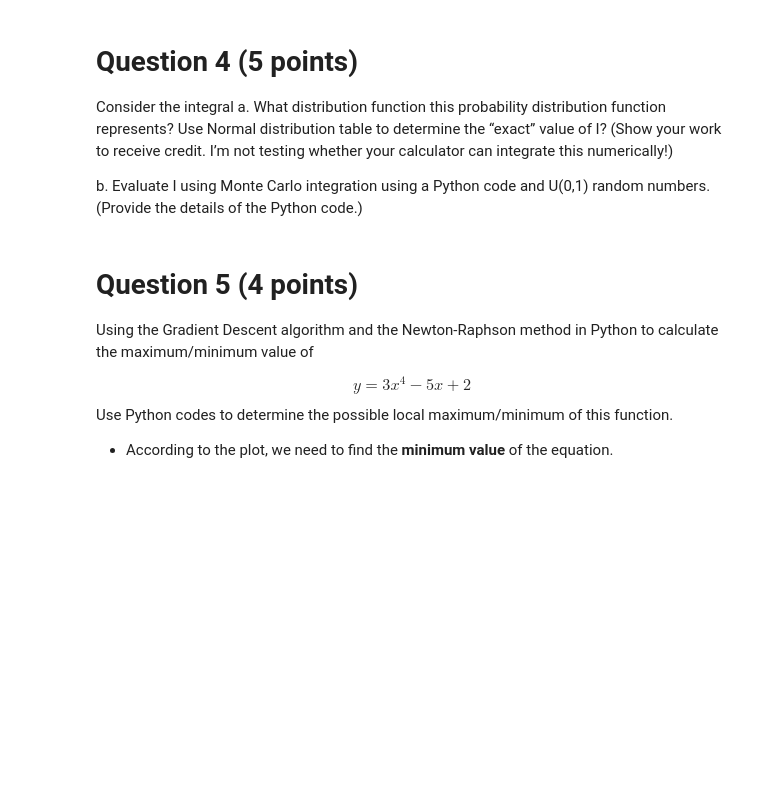
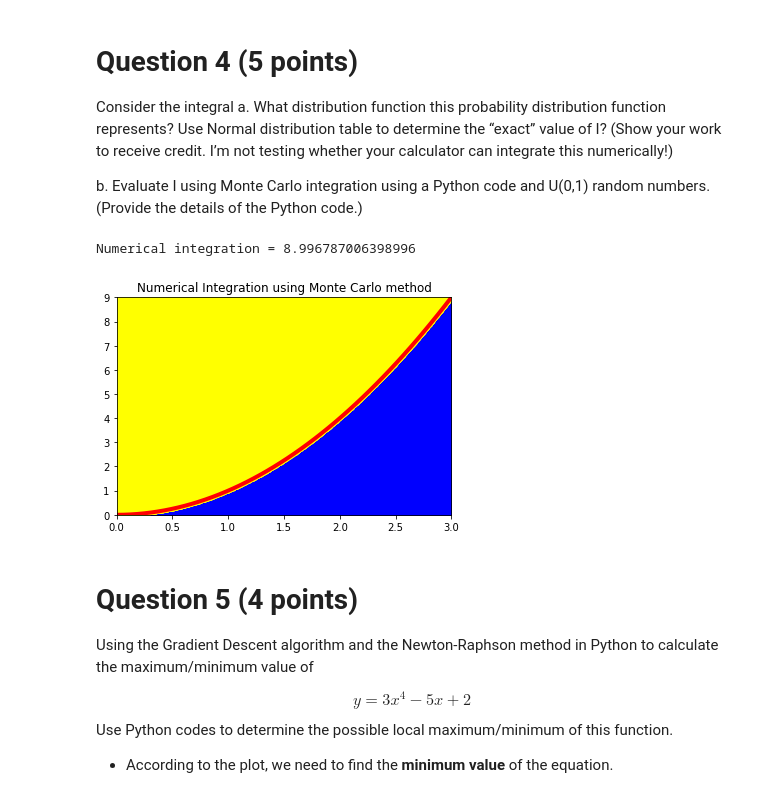
Before and after one commit to twyunting/CSC-632_Intro-to-Simulation-and-Modeling, a Jupyter notebook: exam/Chiu_Exam 1.ipynb, the cells around one changed output. Cells and saved outputs as stored; diff of their text form; code cells hidden in the pictures; blank space fills up the shorter version.

```diff
--- a/exam/Chiu_Exam 1.ipynb
+++ b/exam/Chiu_Exam 1.ipynb
@@ -187,6 +187,60 @@ Consider the integral
 a. What distribution function this probability distribution function represents? Use Normal distribution table to determine the “exact” value of I? (Show your work to receive credit. I’m not testing whether your calculator can integrate this numerically!)
 
 b. Evaluate I using Monte Carlo integration using a Python code and U(0,1) random numbers. (Provide the details of the Python code.)
+# %%
+import random
+import numpy as np
+import matplotlib.pyplot as plt
+
+seed(2)
+f = lambda x: x**2
+a = 0.0
+
+b = 3.0
+NumSteps = 1000000
+XIntegral=[]
+YIntegral=[]
+XRectangle=[]
+YRectangle=[]
+
+ymin = f(a)
+ymax = ymin
+for i in range(NumSteps):
+    x = a + (b - a) * float(i) / NumSteps
+    y = f(x)
+    if y < ymin: ymin = y
+    if y > ymax: ymax = y
+
+A = (b - a) * (ymax - ymin)
+N = 1000000
+M = 0
+for k in range(N):
+    x = a + (b - a) * random.random()
+    y = ymin + (ymax - ymin) * random.random()
+    if y <= f(x):
+            M += 1
+            XIntegral.append(x)
+            YIntegral.append(y)
+    else:
+            XRectangle.append(x)
+            YRectangle.append(y)
+NumericalIntegral = M / N * A
+print ("Numerical integration = " + str(NumericalIntegral))
+
+XLin=np.linspace(a,b)
+YLin=[]
+for x in XLin:
+    YLin.append(f(x))
+
+plt.axis   ([0, b, 0, f(b)])
+plt.plot   (XLin,YLin, color="red" , linewidth="4")
+plt.scatter(XIntegral, YIntegral, color="blue", marker   =".")
+plt.scatter(XRectangle, YRectangle, color="yellow", marker   =".")
+plt.title  ("Numerical Integration using Monte Carlo method")
+plt.show()
+# %% [output]
+Numerical integration = 8.996787006398996
+[figure, added]
 # %% [markdown]
 # Question 5 (4 points)
 Using the Gradient Descent algorithm and the Newton-Raphson method in Python to calculate the maximum/minimum value of
```
Also changed, not shown: parts of 3 cells of this notebook, 2 other files.
